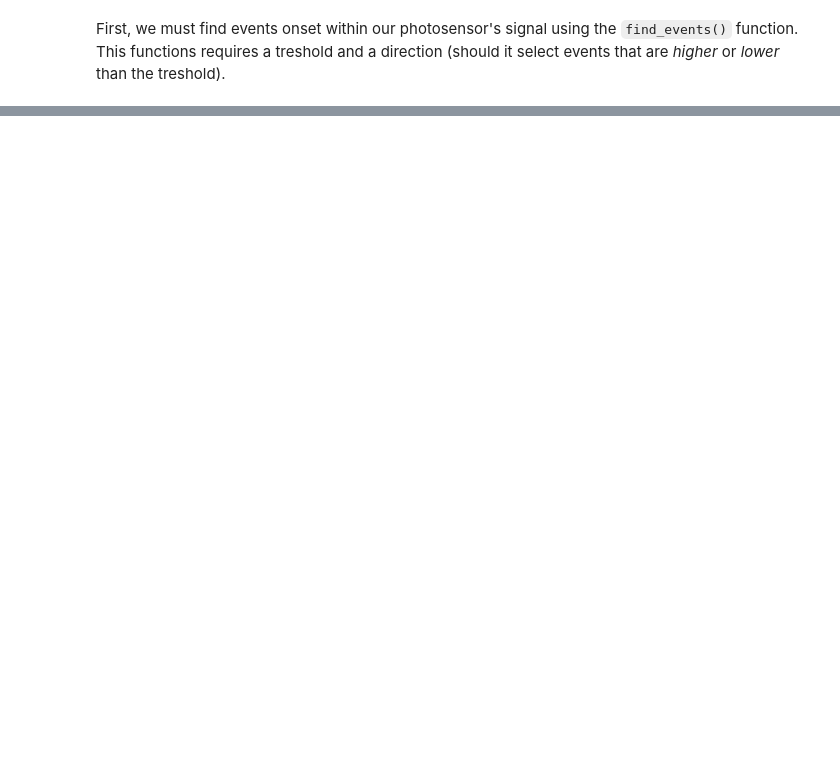
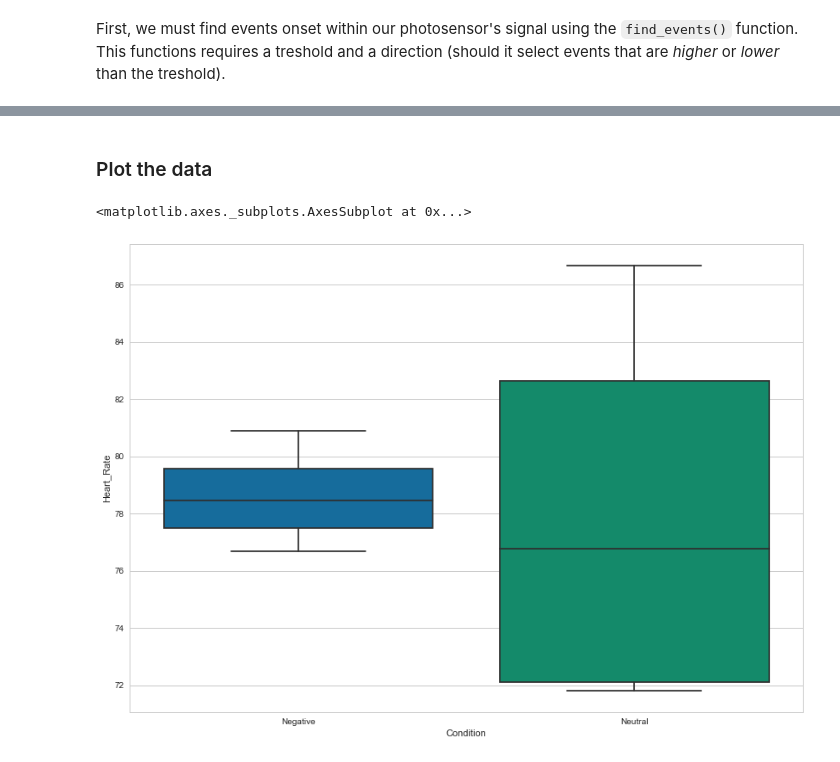
Before and after one commit to neuropsychology/NeuroKit.py, a Jupyter notebook: examples/Bio/bio_processing.ipynb, the cells around one changed output, grey strips where cells are left out. Saved outputs shown, nothing was run; the diff lists cells and outputs as text; code cells hidden in the pictures; blank space fills up the shorter version.

```diff
--- a/examples/Bio/bio_processing.ipynb
+++ b/examples/Bio/bio_processing.ipynb
@@ -62,5 +70,5 @@ df[["Heart_Rate", "RSP_Rate", "EDA_Phasic", "Photosensor"]].plot()
 # %% [markdown]
 This experiment consisted of 8 events (when the photosensor signal goes down). 2 types of images were shown to the participant, "Negative" vs "Neutral". The following list is the order.
 # %%
-condition_list = ["Negative", "Neutral", "Neutral", "Neutral", "Negative", "Neutral", "Negative", "Negative"]
+condition_list = ["Negative", "Negative", "Neutral", "Neutral", "Neutral", "Negative", "Negative", "Neutral"]
 # %% [markdown]
@@ -68,6 +76,6 @@ condition_list = ["Negative", "Neutral", "Neutral", "Neutral", "Negative", "Neut
 # %% [markdown]
 First, we must find events onset within our photosensor's signal using the `find_events()` function. This functions requires a treshold and a direction (should it select events that are *higher* or *lower* than the treshold).
 # %%
-events_onsets = nk.find_events(df["Photosensor"], treshold = 3, cut="lower")
-events_onsets
+events = nk.find_events(df["Photosensor"], treshold = 3, cut="lower")
+events
 # %% [output]
@@ -79,0 +88,2 @@ events_onsets
+# %%
+epochs = nk.create_epochs(bio["Bio_Processed"], events["onsets"], duration=5000, onset=0)
@@ -79,0 +94,16 @@ events_onsets
+# %%
+evoked = {}
+for epoch in epochs:
+    evoked[epoch] = {}
+    evoked[epoch]["Heart_Rate"] = epochs[epoch]["Heart_Rate"].mean()
+    evoked[epoch]["RSP_Rate"] = epochs[epoch]["RSP_Rate"].mean()
+    evoked[epoch]["EDA_Filtered"] = epochs[epoch]["EDA_Filtered"].mean()
+    evoked[epoch]["EDA_Max"] = max(epochs[epoch]["EDA_Filtered"])
+    if np.isnan(epochs[epoch]["SCR_Peaks"].mean()):
+        evoked[epoch]["SCR_Peaks"] = 0
+    else:
+        evoked[epoch]["SCR_Peaks"] = epochs[epoch]["SCR_Peaks"].mean()
+
+evoked = pd.DataFrame.from_dict(evoked, orient="index")
+evoked["Condition"] = condition_list
+evoked
@@ -79,0 +120,7 @@ events_onsets
+# %% [markdown]
+### Plot the data
+# %%
+sns.boxplot(x="Condition", y="Heart_Rate", data=evoked)
+# %% [output]
+<matplotlib.axes._subplots.AxesSubplot at 0x...>
+[figure, added]
```
Also changed, not shown: parts of 21 cells of this notebook, 2 other files.
